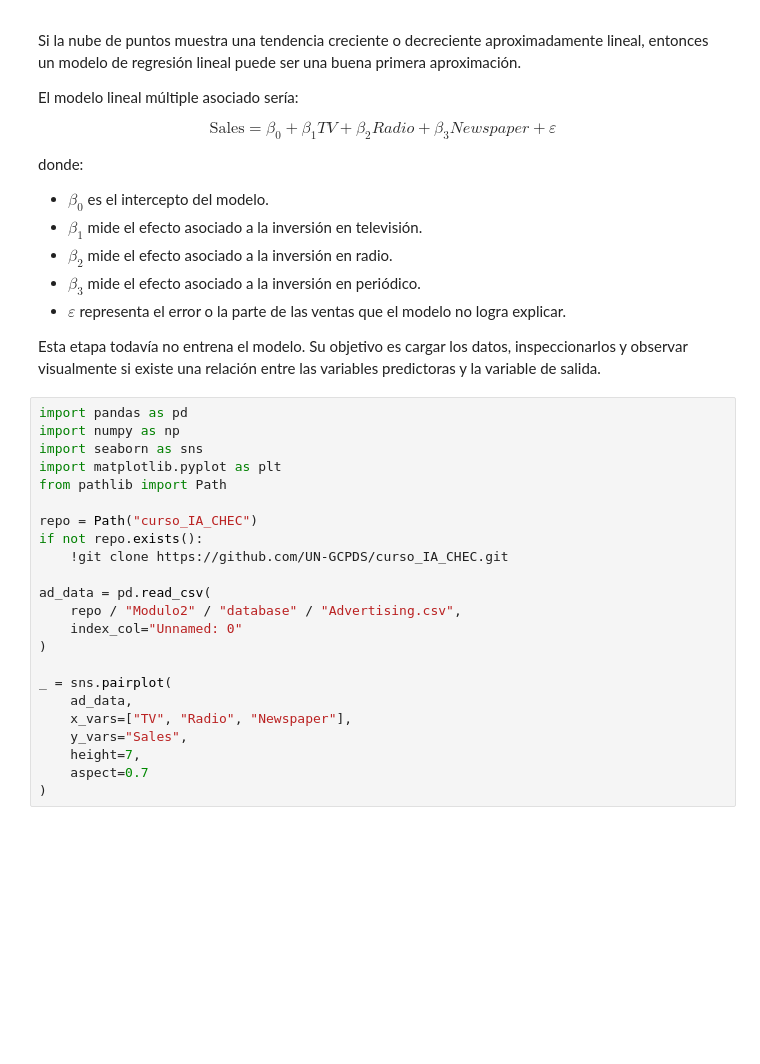
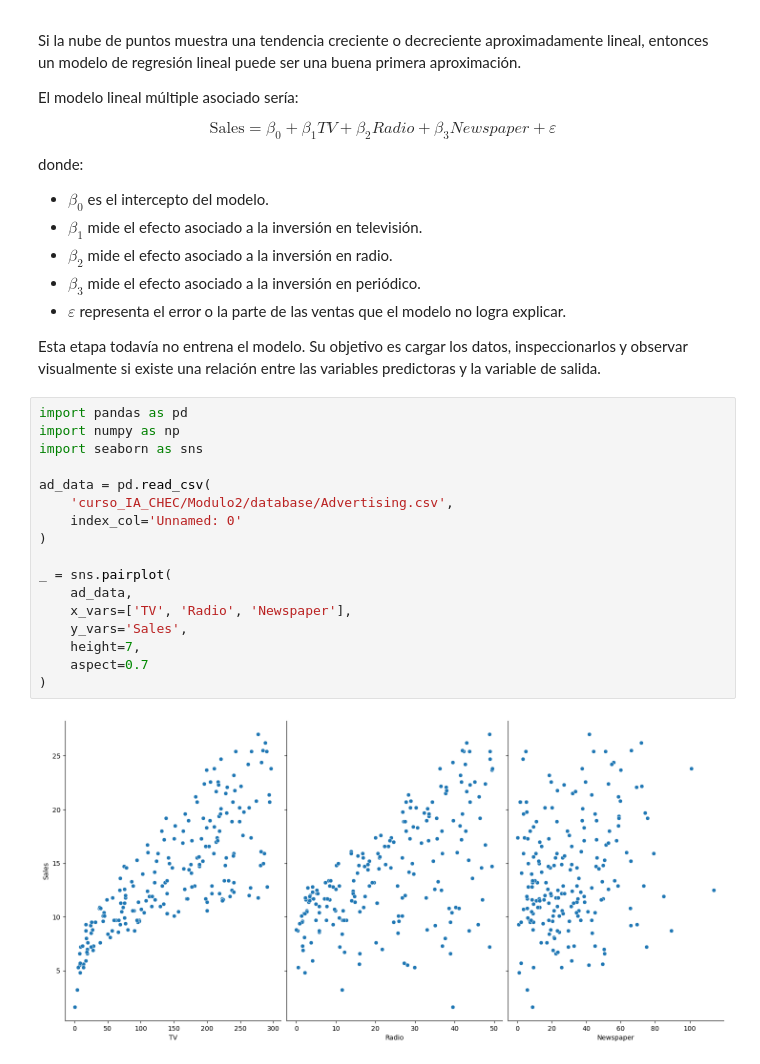
Before and after one commit to Juanvargs/universidad, a Jupyter notebook: TEORÍA_DE_APRENDIZAJE_DE_MÁQUINA/Regresion.ipynb, the cells around one changed output. Saved outputs shown, nothing was run; the diff lists cells and outputs as text; blank space fills up the shorter version.

```diff
--- a/TEORÍA_DE_APRENDIZAJE_DE_MÁQUINA/Regresion.ipynb
+++ b/TEORÍA_DE_APRENDIZAJE_DE_MÁQUINA/Regresion.ipynb
@@ -695,23 +766,19 @@ Esta etapa todavía no entrena el modelo. Su objetivo es cargar los datos, inspe
 # %%
 import pandas as pd
 import numpy as np
 import seaborn as sns
-import matplotlib.pyplot as plt
-from pathlib import Path
-
-repo = Path("curso_IA_CHEC")
-if not repo.exists():
-    !git clone https://github.com/UN-GCPDS/curso_IA_CHEC.git
 
 ad_data = pd.read_csv(
-    repo / "Modulo2" / "database" / "Advertising.csv",
-    index_col="Unnamed: 0"
+    'curso_IA_CHEC/Modulo2/database/Advertising.csv',
+    index_col='Unnamed: 0'
 )
 
 _ = sns.pairplot(
     ad_data,
-    x_vars=["TV", "Radio", "Newspaper"],
-    y_vars="Sales",
+    x_vars=['TV', 'Radio', 'Newspaper'],
+    y_vars='Sales',
     height=7,
     aspect=0.7
 )
+# %% [output]
+[figure, added]
```
Also changed, not shown: parts of 10 cells of this notebook.
